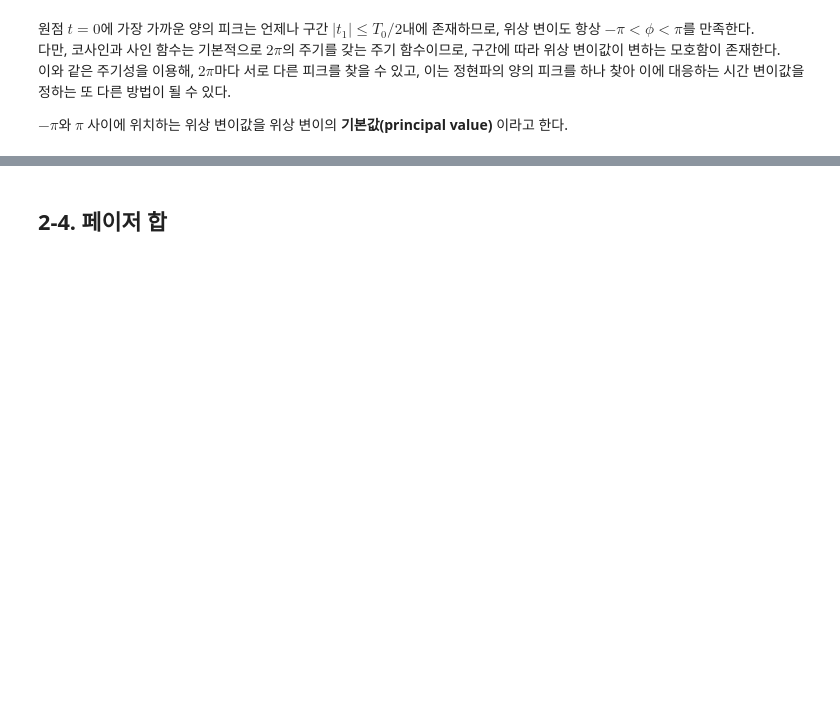
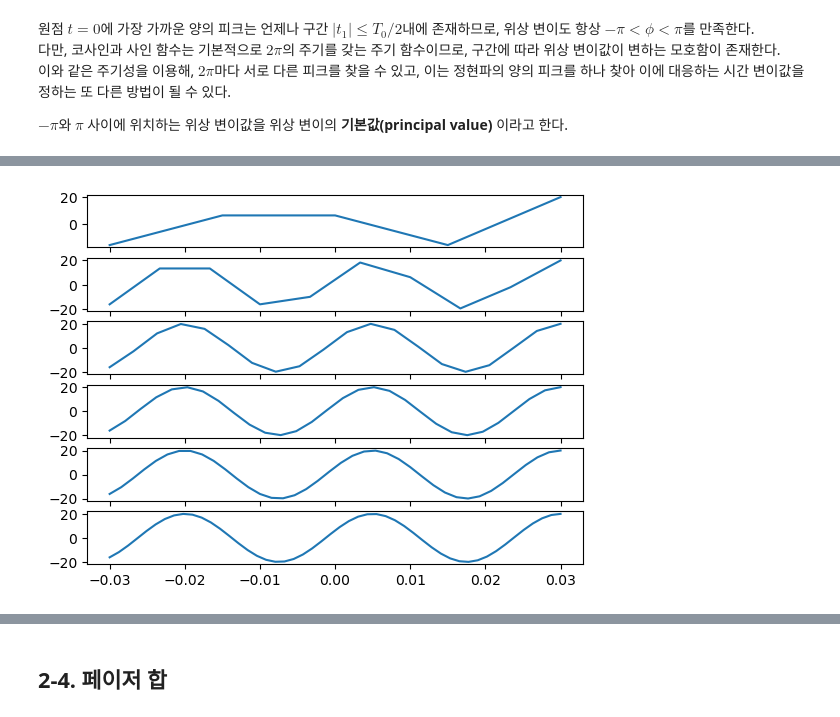
Before and after one commit to nuyhc/AudioFlogging, a Jupyter notebook: Part1. DSP/2_Sinusoids.ipynb, the cells around one changed output, grey strips where cells are left out. Saved outputs shown, nothing was run; the diff lists cells and outputs as text; code cells hidden in the pictures; blank space fills up the shorter version.

```diff
--- a/Part1. DSP/2_Sinusoids.ipynb
+++ b/Part1. DSP/2_Sinusoids.ipynb
@@ -163,0 +167,16 @@ $-\pi$와 $\pi$ 사이에 위치하는 위상 변이값을 위상 변이의 **
+# %%
+def xnTs(Tn):
+    return 20*np.cos(80*np.pi*Tn-0.4*np.pi)
+
+x_ts5 = np.linspace(-0.03, 0.03, 5)
+x_ts10 = np.linspace(-0.03, 0.03, 10)
+x_ts20 = np.linspace(-0.03, 0.03, 20)
+x_ts30 = np.linspace(-0.03, 0.03, 30)
+x_ts40 = np.linspace(-0.03, 0.03, 40)
+x_ts50 = np.linspace(-0.03, 0.03, 50)
+
+fig, ax = plt.subplots(6, 1)
+for idx, rng in enumerate([x_ts5, x_ts10, x_ts20, x_ts30, x_ts40, x_ts50]):
+    ax[idx].plot(rng, xnTs(rng))
+# %% [output]
+[figure, added]
```
Also changed, not shown: parts of 5 cells of this notebook.
